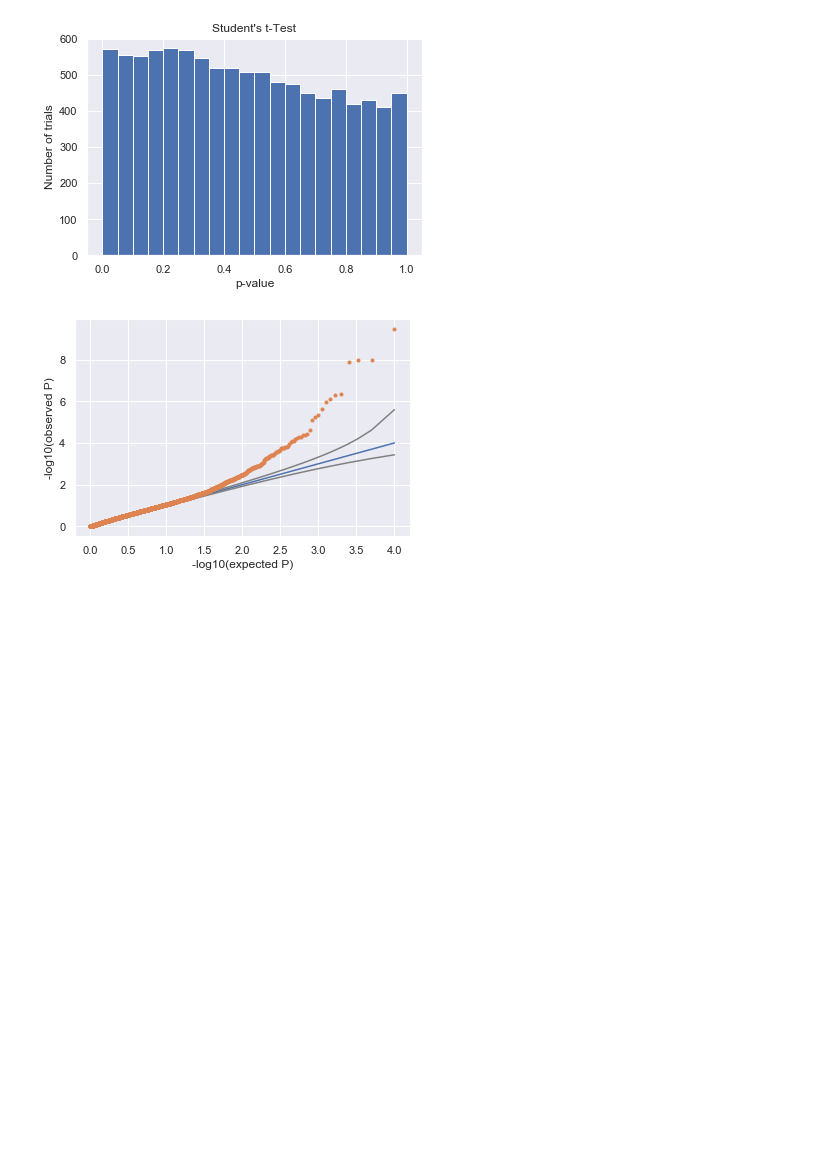
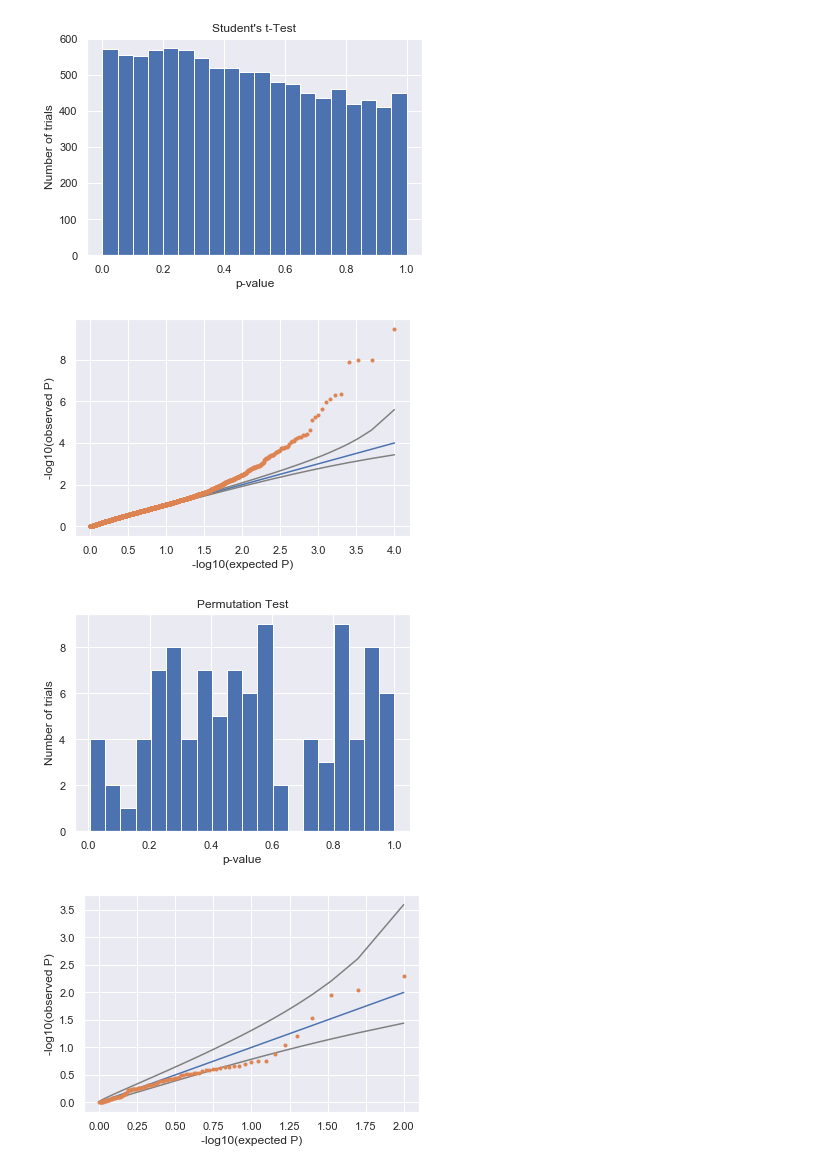
Before and after one commit to davidasiegel/SCOPTIONS-September-2019, a Jupyter notebook: SCOPTIONS Class.ipynb, the cells around one changed output. Cells and saved outputs as stored; diff of their text form; code cells hidden in the pictures; blank space fills up the shorter version.

```diff
--- a/SCOPTIONS Class.ipynb
+++ b/SCOPTIONS Class.ipynb
@@ -525,3 +525,46 @@ qqPlot(pvalue_t_student_list)
 [figure]
 [figure]
 [figure]
+# %%
+## These don't seem to be working so great, let's try a permutation test.  1e4 permutations, try it 1e2 times (takes too long)
+## Under the alternate
+
+def permute_once(GroupA,GroupB):
+    GroupA = np.array(GroupA)
+    GroupB = np.array(GroupB)
+    combined = np.append(GroupA,GroupB)
+    np.random.shuffle(combined)
+    GroupAPrime = combined[len(GroupA):]
+    GroupBPrime = combined[:len(GroupA)]
+    return np.mean(GroupAPrime)-np.mean(GroupBPrime)  #change it to compare means now, not medians :)
+
+
+def permute_N(GroupA,GroupB,N):
+    mean_reference = np.mean(GroupA)-np.mean(GroupB)
+    counter = 0
+    for i in range(N):
+        mean_permuted = permute_once(GroupA,GroupB)
+        if np.abs(mean_permuted)>np.abs(mean_reference): #two-sided -- do you see why both abs values need to be there?
+            counter+=1
+    return float(counter)/N+1./N #upper limit to p-value -- must be less than 1/N
+
+#Test under the Alternate
+
+num_tests = 100
+num_permutes = 10000
+pvalue_permutation_list = []
+for i in range(num_tests):
+    dataA = st.expon.rvs(loc=-1,scale=1,size=20)
+    dataB = st.expon.rvs(loc=-10,scale=11,size=20)
+    pvalue_permutation_list.append(permute_N(dataA,dataB,num_permutes))
+
+n, bins, patches = plt.hist(pvalue_permutation_list,20)
+plt.xlabel('p-value')
+plt.ylabel('Number of trials')
+plt.title("Permutation Test")
+plt.show()
+
+qqPlot(pvalue_permutation_list)
+# %% [output]
+[figure, added]
+[figure, added]
```
Also changed, not shown: parts of 17 cells of this notebook.
